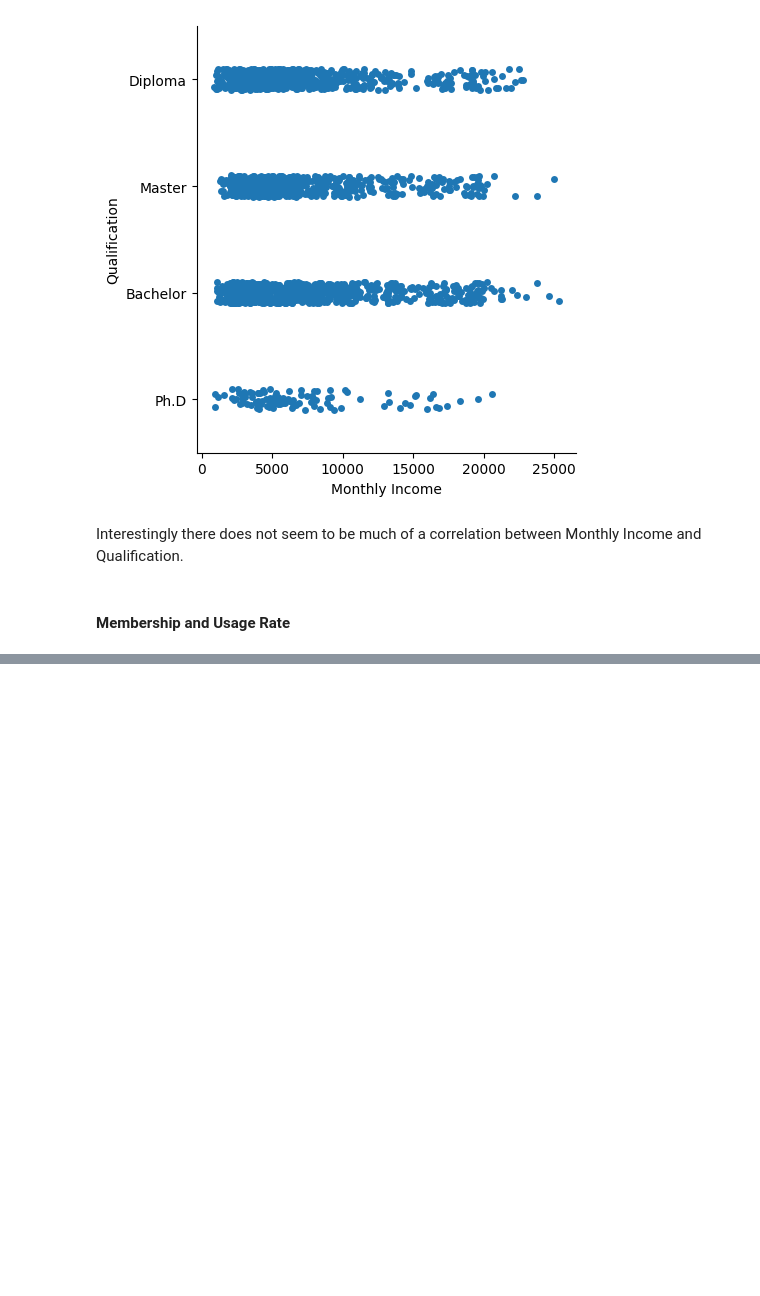
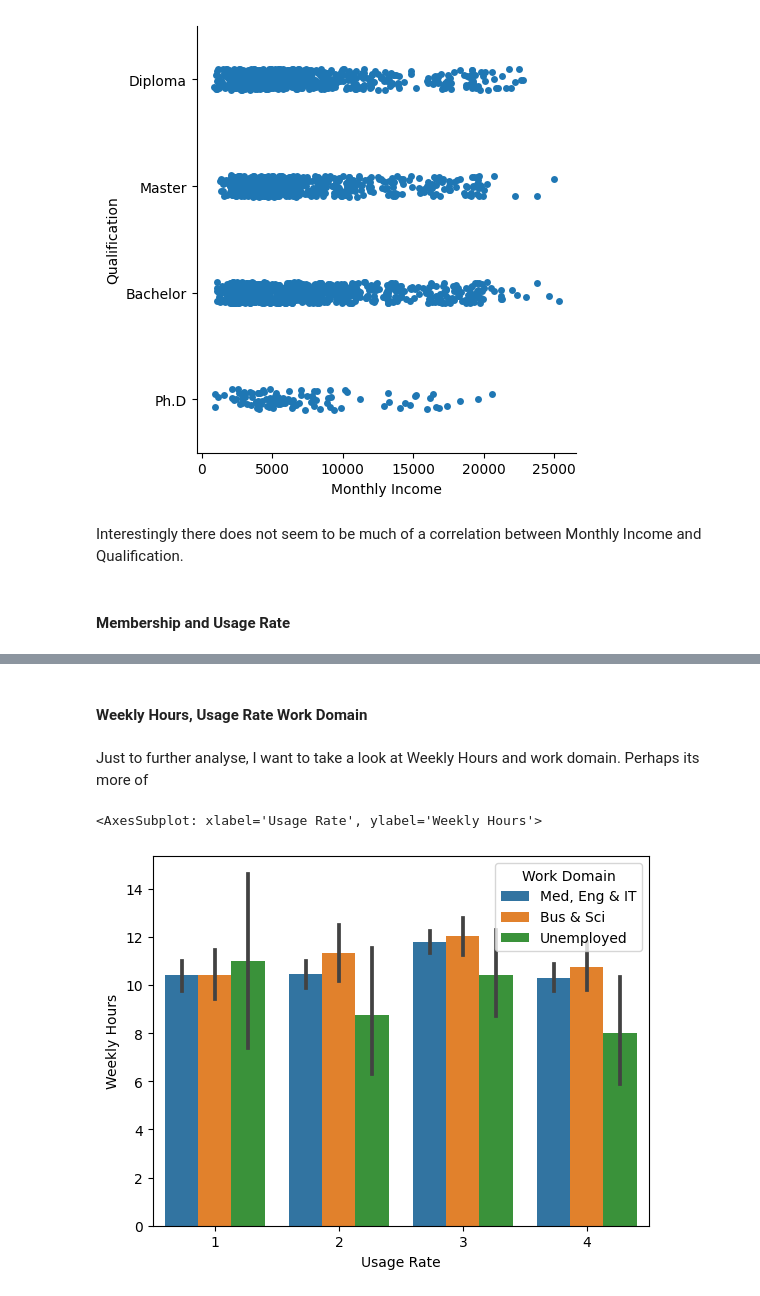
Before and after one commit to Anglesofdeath/attrition-data-science-project, a Jupyter notebook: eda.ipynb, the cells around one changed output, grey strips where cells are left out. Cells and saved outputs as stored; diff of their text form; code cells hidden in the pictures; blank space fills up the shorter version.

```diff
--- a/eda.ipynb
+++ b/eda.ipynb
@@ -1180,0 +1239,9 @@ Interestingly there does not seem to be much of a correlation between Monthly In
+# %% [markdown]
+#### Weekly Hours, Usage Rate Work Domain
+# %% [markdown]
+Just to further analyse, I want to take a look at Weekly Hours and work domain. Perhaps its more of
+# %%
+sns.barplot(data=df, x="Usage Rate", y="Weekly Hours", hue="Work Domain")
+# %% [output]
+<AxesSubplot: xlabel='Usage Rate', ylabel='Weekly Hours'>
+[figure, added]
```
Also changed, not shown: parts of 13 cells of this notebook.
